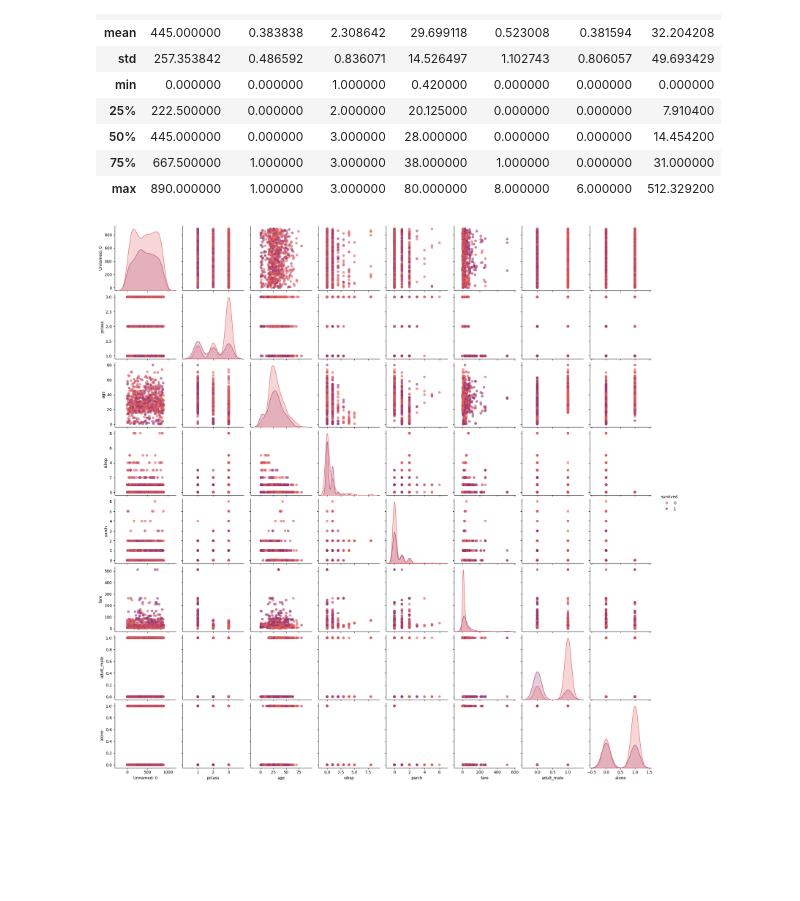
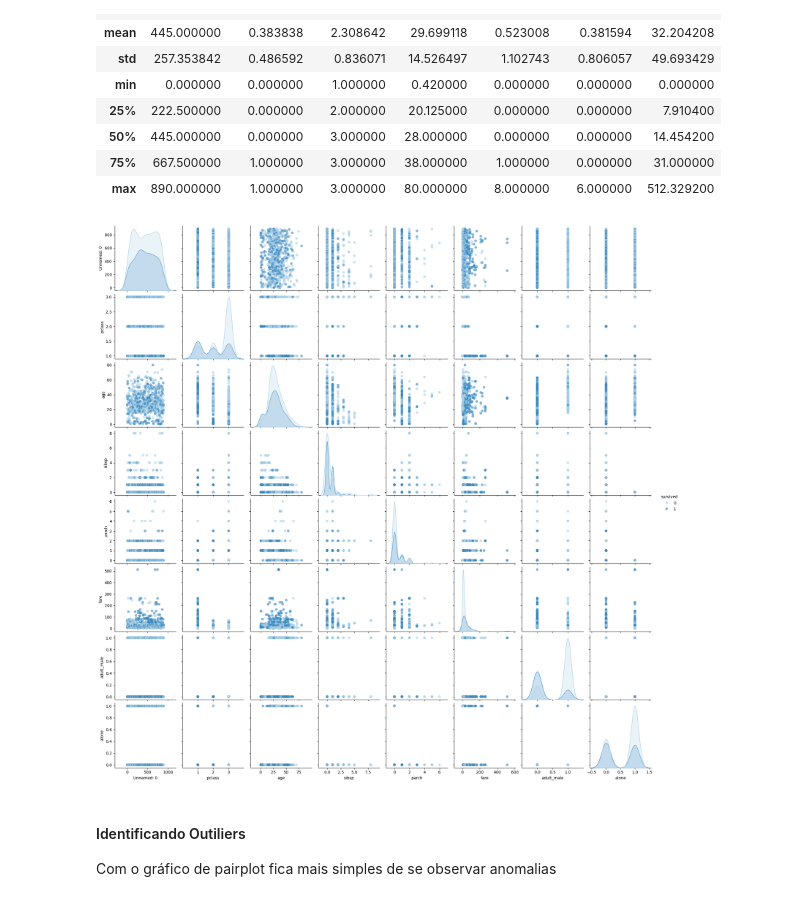
Before and after one commit to DaniellyR/avanti-bootcamp-cdd, a Jupyter notebook: notebooks/02-comparative_analysis.ipynb, the cells around one changed output. Drawn from its saved outputs; the diff is of its cells as text; code cells hidden in the pictures; blank space fills up the shorter version.

```diff
--- a/notebooks/02-comparative_analysis.ipynb
+++ b/notebooks/02-comparative_analysis.ipynb
@@ -70,10 +70,14 @@ df.describe()
 | 75% | 667.500000 | 1.000000 | 3.000000 | 38.000000 | 1.000000 | 0.000000 | 31.000000 |
 | max | 890.000000 | 1.000000 | 3.000000 | 80.000000 | 8.000000 | 6.000000 | 512.329200 |
 # %%
-sns.pairplot(df, diag_kind = 'kde',
-             hue = 'survived', palette = 'flare',
-             plot_kws = dict(edgecolor = None, alpha = 0.6))
-
+#palette = sns.light_palette("blue", reverse=True, as_cmap=False)
+sns.pairplot(df, diag_kind='kde',
+             hue='survived', palette='Blues',
+             plot_kws=dict(edgecolor=None, alpha=0.6))
 plt.show()
 # %% [output]
-[figure, old version]
+[figure, new version]
+# %% [markdown]
+#### Identificando Outiliers
+
+Com o gráfico de pairplot fica mais simples de se observar anomalias
```
